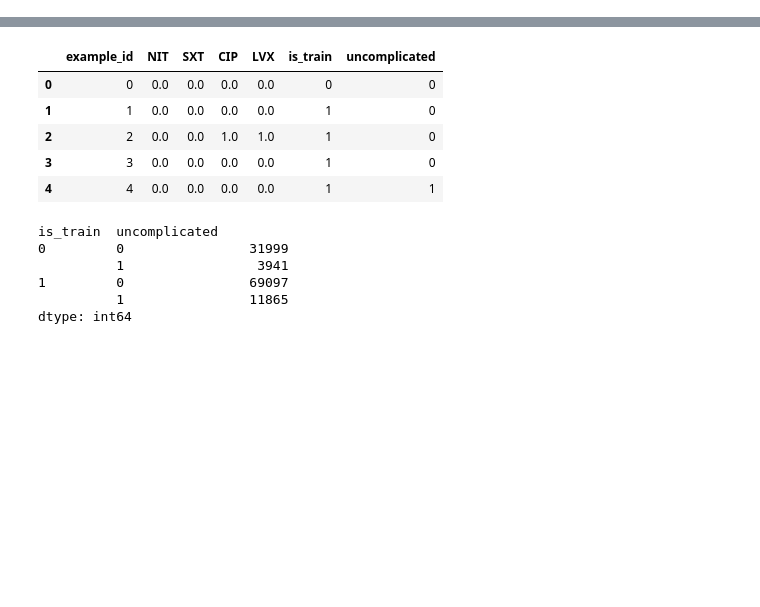
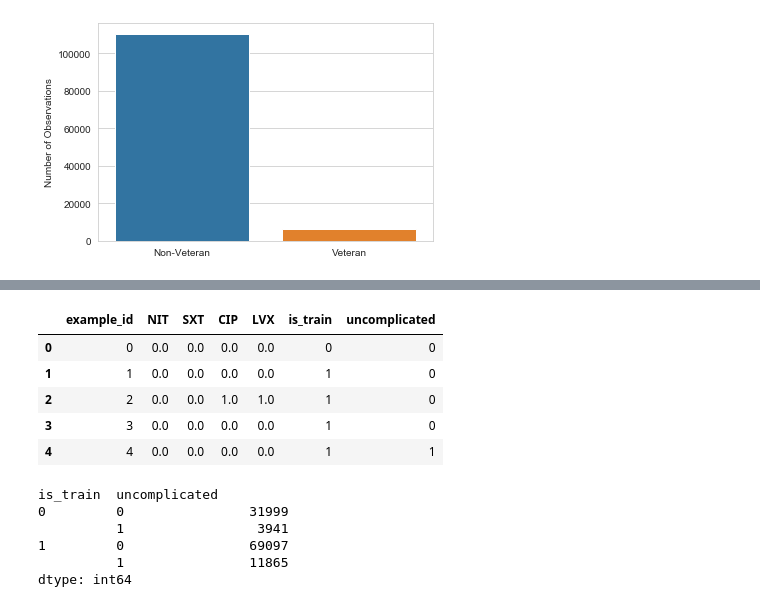
Before and after one commit to garrett-yoon/amr-uti-thesis, a Jupyter notebook: test.ipynb, the cells around one changed output, grey strips where cells are left out. Saved outputs shown, nothing was run; the diff lists cells and outputs as text; code cells hidden in the pictures; blank space fills up the shorter version.

```diff
--- a/test.ipynb
+++ b/test.ipynb
@@ -29,0 +33,8 @@ df_uti_features.head()
+# %%
+count = df_uti_features["demographics - is_veteran"].value_counts()
+sns.set_style('whitegrid')
+g = sns.barplot(x = count.index, y = count)
+g.set(ylabel='Number of Observations')
+_ = g.set(xticklabels=['Non-Veteran', 'Veteran'])
+# %% [output]
+[figure, added]
```
Also changed, not shown: parts of 9 cells of this notebook, 1 other file.
